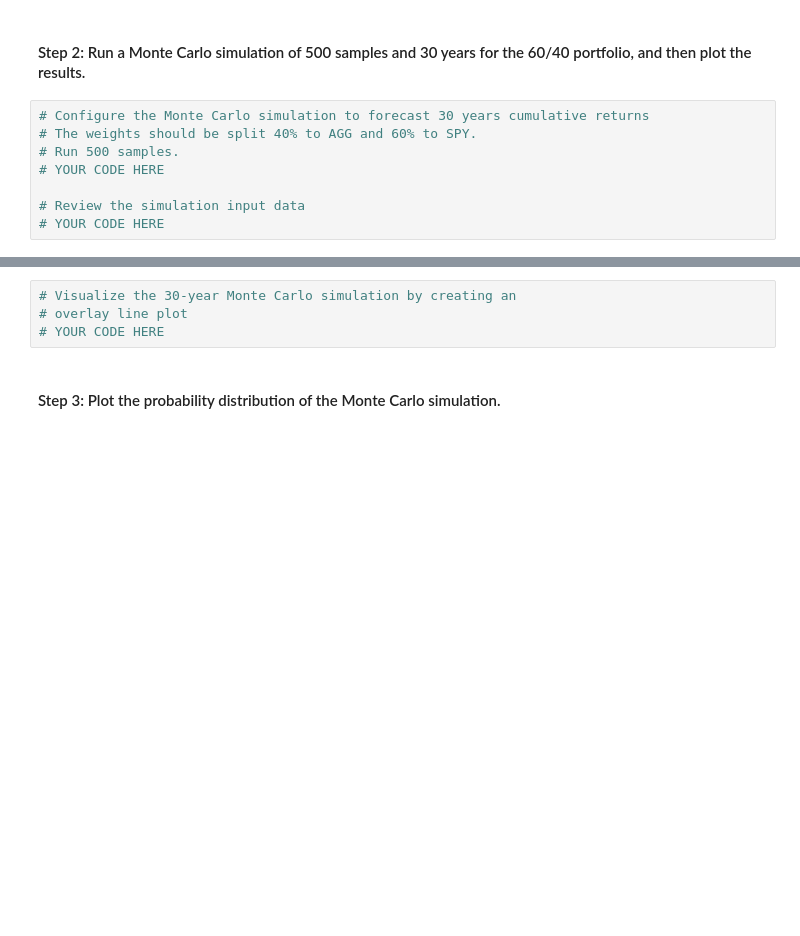
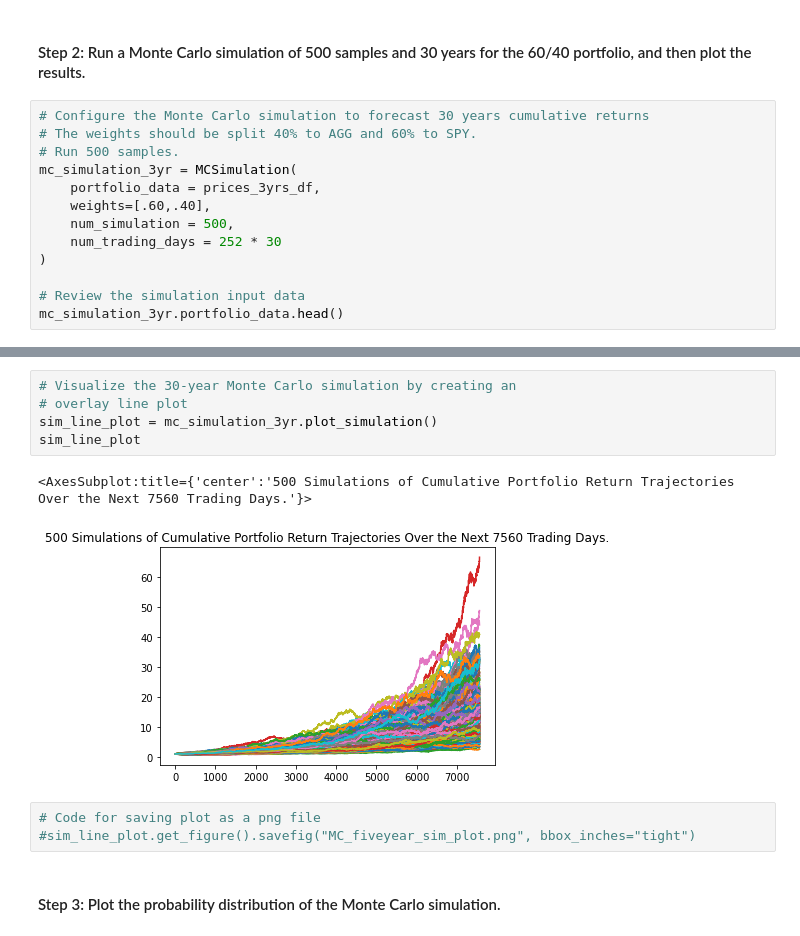
Before and after one commit to dcmar18/FinancialPlanningTools, a Jupyter notebook: financial_planning_tools.ipynb, the cells around one changed output, grey strips where cells are left out. Drawn from its saved outputs; the diff is of its cells as text; blank space fills up the shorter version.

Commit message:
Wrote code to run Monte Carlo simulation, plot the simulation data and generate summary statistics

```diff
--- a/financial_planning_tools.ipynb
+++ b/financial_planning_tools.ipynb
@@ -454,7 +454,12 @@ display(prices_3yrs_df.tail())
 # Configure the Monte Carlo simulation to forecast 30 years cumulative returns
 # The weights should be split 40% to AGG and 60% to SPY.
 # Run 500 samples.
-# YOUR CODE HERE
+mc_simulation_3yr = MCSimulation(
+    portfolio_data = prices_3yrs_df,
+    weights=[.60,.40],
+    num_simulation = 500,
+    num_trading_days = 252 * 30
+)
 
 # Review the simulation input data
-# YOUR CODE HERE
+mc_simulation_3yr.portfolio_data.head()
@@ -464,7 +509,14 @@ display(prices_3yrs_df.tail())
 # %%
 # Visualize the 30-year Monte Carlo simulation by creating an
 # overlay line plot
-# YOUR CODE HERE
+sim_line_plot = mc_simulation_3yr.plot_simulation()
+sim_line_plot
+# %% [output]
+<AxesSubplot:title={'center':'500 Simulations of Cumulative Portfolio Return Trajectories Over the Next 7560 Trading Days.'}>
+[figure, added]
+# %%
+# Code for saving plot as a png file
+#sim_line_plot.get_figure().savefig("MC_fiveyear_sim_plot.png", bbox_inches="tight")
 # %% [markdown]
 #### Step 3: Plot the probability distribution of the Monte Carlo simulation.
 # %%
```
Also changed, not shown: parts of 4 cells of this notebook, 1 other file.
